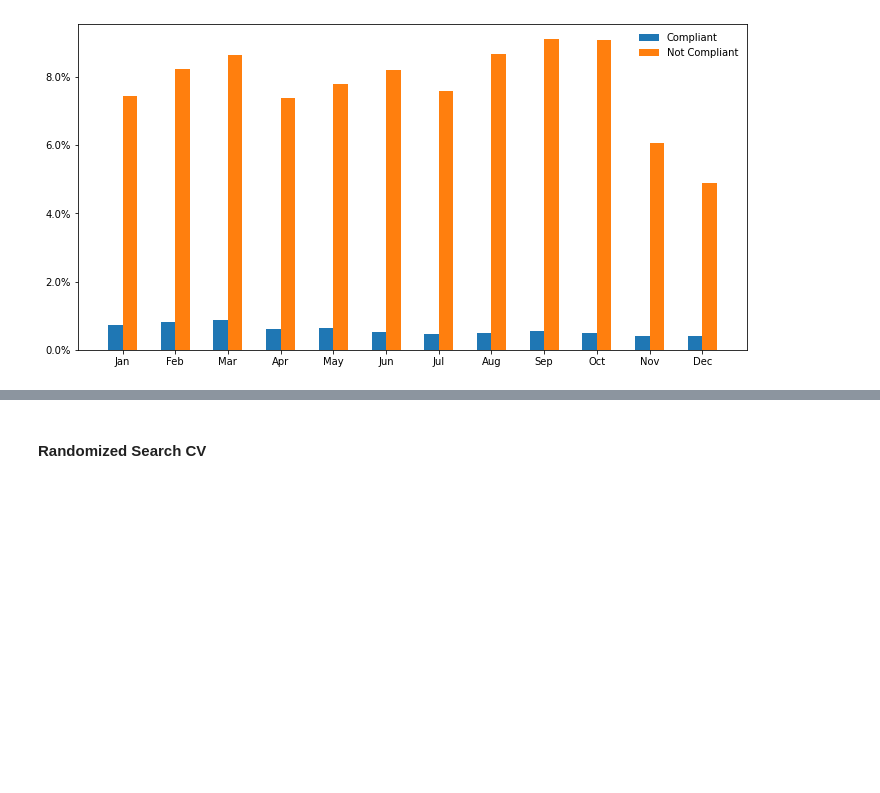
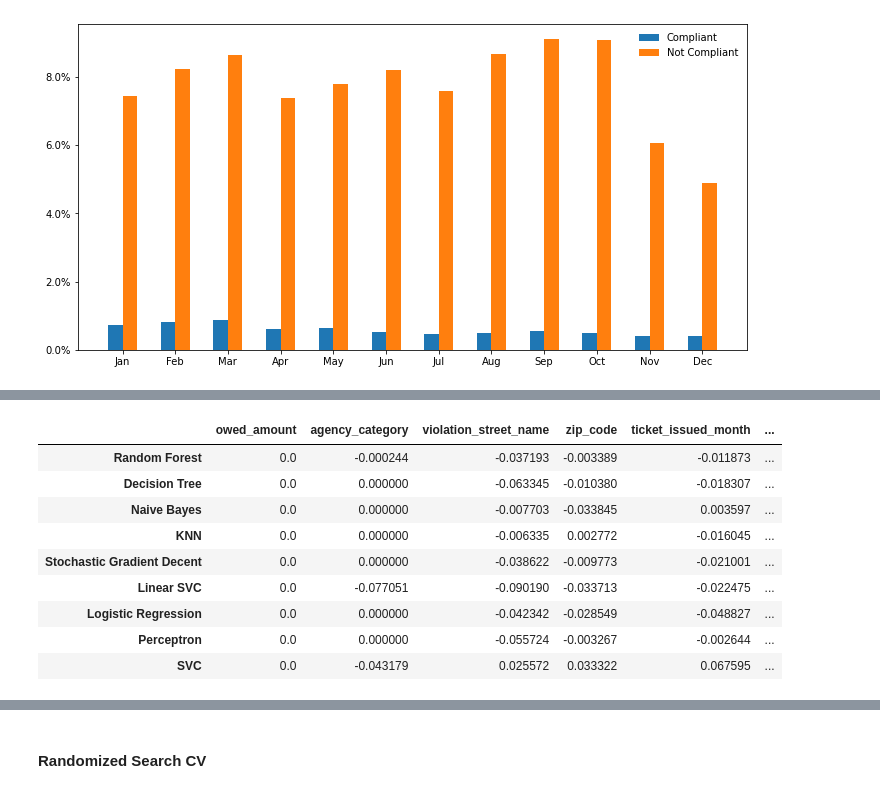
Before and after one commit to henriqueumeda/Property-Maintenance-Blight-Ticket-Fines, a Jupyter notebook: New Version.ipynb, the cells around one changed output, grey strips where cells are left out. Saved outputs shown, nothing was run; the diff lists cells and outputs as text; code cells hidden in the pictures; blank space fills up the shorter version.

```diff
--- a/New Version.ipynb
+++ b/New Version.ipynb
@@ -1147,0 +1458,15 @@ Cross-validation AUC:  0.7984906624888672
+# %%
+models_features_influences = models.apply(lambda x: x - models['owed_amount'])
+models_features_influences.columns = column_names
+models_features_influences
+# %% [output]
+|  | owed_amount | agency_category | violation_street_name | zip_code | ticket_issued_month | ... |
+| Random Forest | 0.0 | -0.000244 | -0.037193 | -0.003389 | -0.011873 | ... |
+| Decision Tree | 0.0 | 0.000000 | -0.063345 | -0.010380 | -0.018307 | ... |
+| Naive Bayes | 0.0 | 0.000000 | -0.007703 | -0.033845 | 0.003597 | ... |
+| KNN | 0.0 | 0.000000 | -0.006335 | 0.002772 | -0.016045 | ... |
+| Stochastic Gradient Decent | 0.0 | 0.000000 | -0.038622 | -0.009773 | -0.021001 | ... |
+| Linear SVC | 0.0 | -0.077051 | -0.090190 | -0.033713 | -0.022475 | ... |
+| Logistic Regression | 0.0 | 0.000000 | -0.042342 | -0.028549 | -0.048827 | ... |
+| Perceptron | 0.0 | 0.000000 | -0.055724 | -0.003267 | -0.002644 | ... |
+| SVC | 0.0 | -0.043179 | 0.025572 | 0.033322 | 0.067595 | ... |
```
Also changed, not shown: parts of 94 cells of this notebook, 4 other files.
